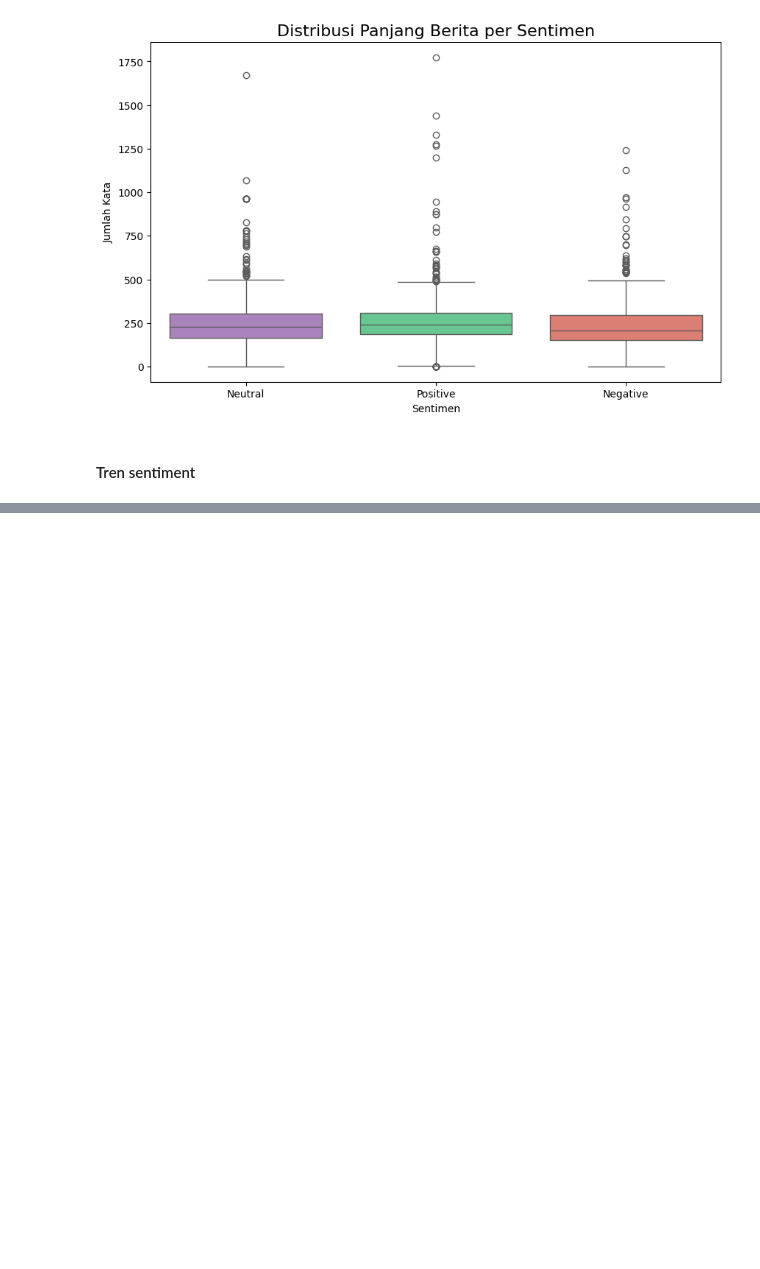
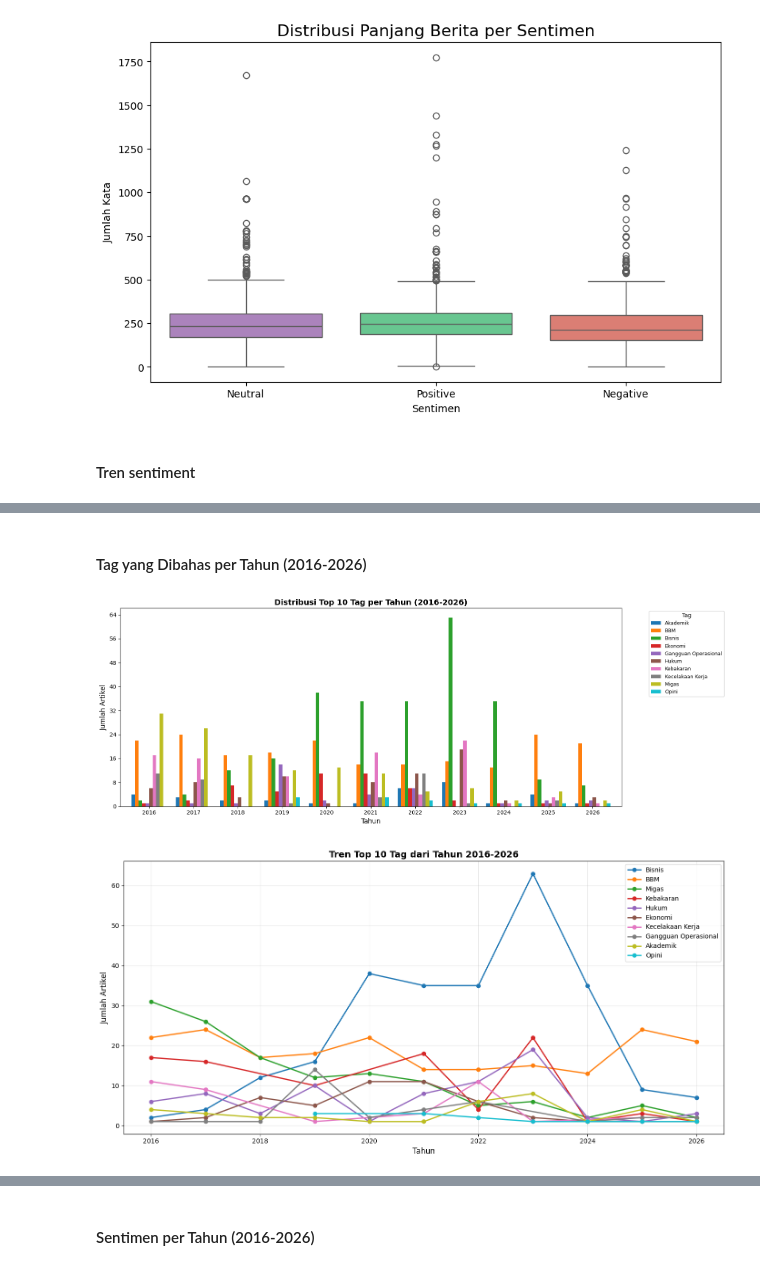
Before and after one commit to yeshaa23/Project-A-Kelompok-4-Pertamina-PBAGenap, a Jupyter notebook: Notebook/3_EDA.ipynb, the cells around one changed output, grey strips where cells are left out. Saved outputs shown, nothing was run; the diff lists cells and outputs as text; code cells hidden in the pictures; blank space fills up the shorter version.

```diff
--- a/Notebook/3_EDA.ipynb
+++ b/Notebook/3_EDA.ipynb
@@ -346,0 +360,78 @@ if 'Tanggal' in df.columns:
+# %% [markdown]
+#### Tag yang Dibahas per Tahun (2016-2026)
+# %%
+# Load file scraping yang memiliki kolom Tanggal untuk histogram per tahun
+file_scraping = '../Data/hasil_scraping_berita.csv'
+df_scraping = pd.read_csv(file_scraping)
+
+if 'Tanggal' in df_scraping.columns and 'Tag' in df_scraping.columns:
+    try:
+        # Konversi kolom Tanggal ke datetime
+        df_scraping['Tanggal_Format'] = pd.to_datetime(df_scraping['Tanggal'], errors='coerce')
+        df_scraping['Tahun'] = df_scraping['Tanggal_Format'].dt.year
+
+        # Hapus baris dengan Tanggal null atau tahun invalid
+        df_yearly = df_scraping.dropna(subset=['Tahun', 'Tag']).copy()
+        df_yearly['Tahun'] = df_yearly['Tahun'].astype(int)
+
+        # Filter tahun 2016-2026
+        df_yearly = df_yearly[(df_yearly['Tahun'] >= 2016) & (df_yearly['Tahun'] <= 2026)]
+
+        if len(df_yearly) > 0:
+            # Hitung jumlah tag per tahun
+            tag_per_year = df_yearly.groupby(['Tahun', 'Tag']).size().reset_index(name='Jumlah')
+
+            # Visualisasi: Histogram Tag per Tahun (Top 10 tags)
+            top_tags_overall = df_yearly['Tag'].value_counts().head(10).index
+            tag_per_year_top = tag_per_year[tag_per_year['Tag'].isin(top_tags_overall)]
+
+            if len(tag_per_year_top) > 0:
+                pivot_data = tag_per_year_top.pivot(index='Tahun', columns='Tag', values='Jumlah').fillna(0)
+
+                # Histogram
+                fig, ax = plt.subplots(figsize=(16, 6))
+                pivot_data.plot(kind='bar', ax=ax, width=0.8)
+
+                ax.set_title('Distribusi Top 10 Tag per Tahun (2016-2026)', fontsize=14, fontweight='bold')
+                ax.set_xlabel('Tahun', fontsize=12)
+                ax.set_ylabel('Jumlah Artikel', fontsize=12)
+                ax.legend(title='Tag', bbox_to_anchor=(1.05, 1), loc='upper left', fontsize=9)
+                ax.yaxis.set_major_locator(MaxNLocator(integer=True))
+                plt.xticks(rotation=0)
+                plt.tight_layout()
+                plt.savefig(os.path.join(save_folder, "10_tag_per_tahun_histogram.png"), dpi=300, bbox_inches='tight')
+                plt.show()
+
+                # Line chart untuk trend tag per tahun
+                fig, ax = plt.subplots(figsize=(14, 7))
+                for tag in top_tags_overall:
+                    tag_data = tag_per_year_top[tag_per_year_top['Tag'] == tag].sort_values('Tahun')
+                    if len(tag_data) > 0:
+                        ax.plot(tag_data['Tahun'], tag_data['Jumlah'], marker='o', label=tag, linewidth=2, markersize=6)
+
+                ax.set_title('Tren Top 10 Tag dari Tahun 2016-2026', fontsize=14, fontweight='bold')
+                ax.set_xlabel('Tahun', fontsize=12)
+                ax.set_ylabel('Jumlah Artikel', fontsize=12)
+                ax.legend(fontsize=10)
+                ax.grid(True, alpha=0.3)
+                ax.xaxis.set_major_locator(MaxNLocator(integer=True))
+                plt.tight_layout()
+                plt.savefig(os.path.join(save_folder, "11_tren_tag_per_tahun_lineplot.png"), dpi=300, bbox_inches='tight')
+                plt.show()
+
+                # Print ringkasan
+                print("===== Ringkasan Tag per Tahun =====")
+                print(pivot_data)
+                print(f"\nTahun yang tersedia: {sorted(df_yearly['Tahun'].unique())}")
+                print(f"Top 10 Tag: {list(top_tags_overall)}")
+            else:
+                print("⚠️ Tidak ada data tag untuk ditampilkan")
+        else:
+            print("⚠️ Tidak ada data untuk tahun 2016-2026")
+    except Exception as e:
+        print(f"❌ Error pada visualisasi Tag per Tahun: {str(e)}")
+else:
+    print("⚠️ Kolom 'Tanggal' atau 'Tag' tidak ditemukan di file scraping")
+# %% [output]
+[figure, added]
+[figure, added]
@@ -346,0 +455,2 @@ if 'Tanggal' in df.columns:
+# %% [markdown]
+#### Sentimen per Tahun (2016-2026)
```
Also changed, not shown: parts of 16 cells of this notebook, 17 other files.
